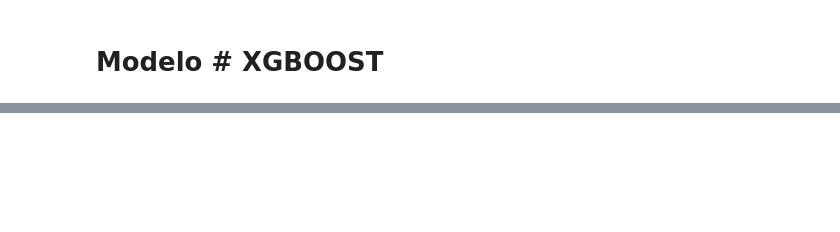
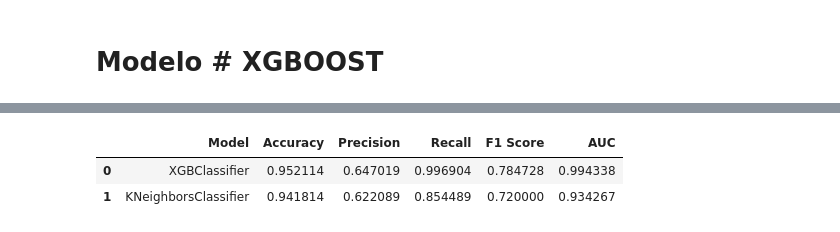
Before and after one commit to LiceoM/Credit_Risk_ML, a Jupyter notebook: Code/Classification_models.ipynb, the cells around one changed output, grey strips where cells are left out. Cells and saved outputs as stored; diff of their text form; code cells hidden in the pictures; blank space fills up the shorter version.

```diff
--- a/Code/Classification_models.ipynb
+++ b/Code/Classification_models.ipynb
@@ -215,16 +295,3 @@ plt.legend(['Default', 'No Default'])
 plt.show()
 # %% [output]
 [figure]
-# %%
-# Reporte de clasificación
-y_pred = knn.fit(x_train, y_train).predict(x_test)
-print(classification_report(y_test, y_pred))
-
-# Matriz de confusión
-cm = confusion_matrix(y_test, y_pred)
-plt.figure(figsize=(8, 6))
-sns.heatmap(cm, annot=True, fmt='d', cmap='Blues')
-plt.xlabel('Predicted labels')
-plt.ylabel('True labels')
-plt.title('Confusion Matrix')
-plt.show()
@@ -577,39 +588,32 @@ plot_importance_with_figsize(mejor_modelo, importance_type='total_cover', title=
 # %%
-
-
 # Define a function to calculate and store metrics
-def evaluate_model(model, X_train, y_train, X_test, y_test):
-    model.fit(X_train, y_train)
-    y_pred = model.predict(X_test)
-    y_pred_proba = model.predict_proba(X_test)[:, 1] if hasattr(model, 'predict_proba') else None
+def evaluate_model(model, x_train, y_train, x_test, y_test):
+    model.fit(x_train, y_train)
+    y_pred = model.predict(x_test)
+    y_pred_proba = model.predict_proba(x_test)[:, 1] if hasattr(model, 'predict_proba') else None
 
     metrics = {
         'Model': model.__class__.__name__,
         'Accuracy': accuracy_score(y_test, y_pred),
         'Precision': precision_score(y_test, y_pred),
         'Recall': recall_score(y_test, y_pred),
         'F1 Score': f1_score(y_test, y_pred),
         'AUC': roc_auc_score(y_test, y_pred_proba) if y_pred_proba is not None else None
     }
 
     return metrics
 
-# Sample dataset and train-test split
-X, y = your_dataset_features, your_dataset_labels
-X_train, X_test, y_train, y_test = train_test_split(X, y, test_size=0.2, random_state=42)
+# Lista de modelos a evaluar
+models = [mejor_modelo, knn]
 
-# Initialize models
-models = [
-    KNeighborsClassifier(n_neighbors=3),
-    RandomForestClassifier(n_estimators=100, random_state=42),
-    SVC(probability=True, random_state=42)
-]
+# Evaluar los modelos y almacenar las métricas en una lista
+metrics_list = [evaluate_model(model, x_train, y_train, x_test, y_test) for model in models]
 
-# Evaluate models and store results
-metrics_list = [evaluate_model(model, X_train, y_train, X_test, y_test) for model in models]
-
-# Create a dataframe from the metrics list
+# Crear un DataFrame con las métricas de evaluación de los modelos en la lista
 metrics_df = pd.DataFrame(metrics_list)
 
-# Print the dataframe
-print(metrics_df)
+metrics_df
+# %% [output]
+|  | Model | Accuracy | Precision | Recall | F1 Score | AUC |
+| 0 | XGBClassifier | 0.952114 | 0.647019 | 0.996904 | 0.784728 | 0.994338 |
+| 1 | KNeighborsClassifier | 0.941814 | 0.622089 | 0.854489 | 0.720000 | 0.934267 |
```
Also changed, not shown: parts of 18 cells of this notebook.
